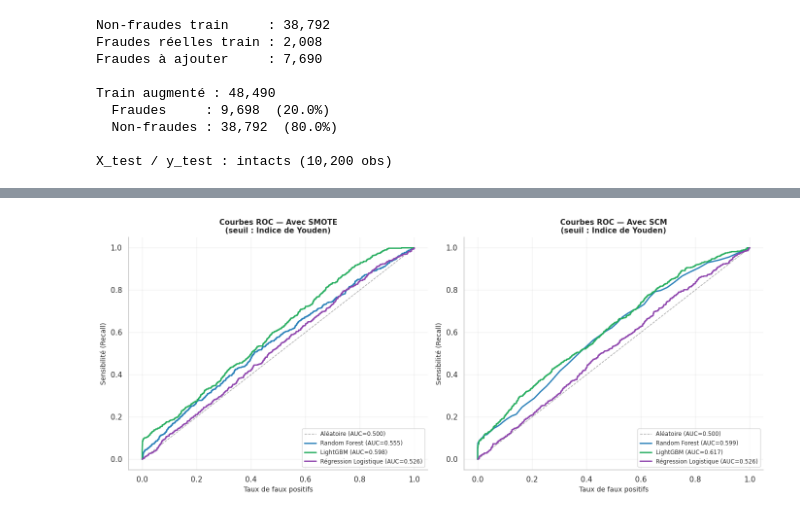
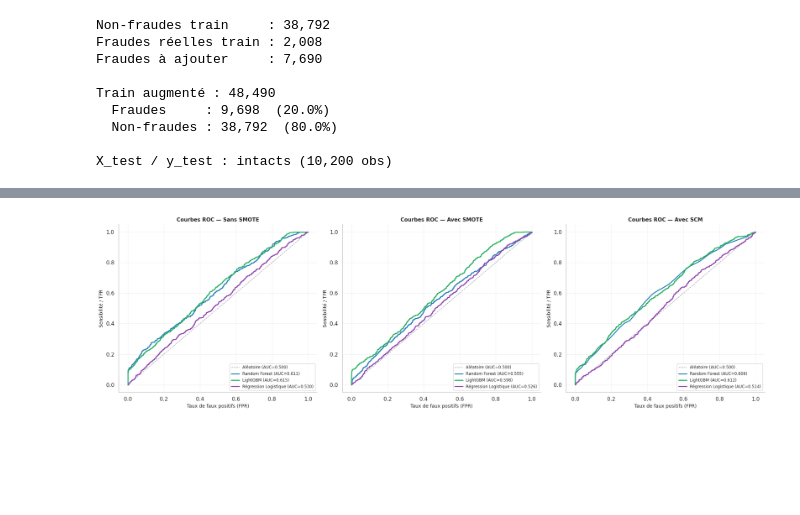
Before and after one commit to Lanier777/PROJET_STATAPP_MILLIMAN, a Jupyter notebook: Analyses_descriptives/Mise_a_jours_stat_desc.ipynb, the cells around one changed output, grey strips where cells are left out. Cells and saved outputs as stored; diff of their text form; code cells hidden in the pictures; blank space fills up the shorter version.

```diff
--- a/Analyses_descriptives/Mise_a_jours_stat_desc.ipynb
+++ b/Analyses_descriptives/Mise_a_jours_stat_desc.ipynb
@@ -893,21 +892,28 @@ for r in all_results:
 # %%
-fig, axes = plt.subplots(1, 2, figsize=(14, 6))
-for ax, pname in zip(axes, ['Avec SMOTE', 'Avec SCM']):
+COLORS_MOD = {
+    'Random Forest':         '#2980B9',
+    'LightGBM':              '#27AE60',
+    'Régression Logistique': '#8E44AD',
+}
+
+fig, axes = plt.subplots(1, 3, figsize=(20, 6))
+for ax, pname in zip(axes, ['Sans SMOTE', 'Avec SMOTE', 'Avec SCM']):
     ax.plot([0,1],[0,1],'k--', alpha=0.4, linewidth=1, label='Aléatoire (AUC=0.500)')
     for r in [res for res in all_results if res['Protocole'] == pname]:
-        ax.plot(r['_fpr'], r['_tpr'], color=COLORS[r['Modèle']], linewidth=2,
+        color = COLORS_MOD[r['Modèle']]
+        ax.plot(r['_fpr'], r['_tpr'], color=color, linewidth=2,
                 label=f"{r['Modèle']} (AUC={r['AUC']:.3f})")
-    ax.set_xlabel('Taux de faux positifs', fontsize=10)
-    ax.set_ylabel('Sensibilité (Recall)', fontsize=10)
-    ax.set_title(f'Courbes ROC — {pname}\n(seuil : Indice de Youden)',
-                 fontsize=11, fontweight='bold')
+    ax.set_xlabel('Taux de faux positifs (FPR)', fontsize=10)
+    ax.set_ylabel('Sensibilité / TPR', fontsize=10)
+    ax.set_title(f'Courbes ROC — {pname}', fontsize=11, fontweight='bold')
     ax.legend(fontsize=8.5, loc='lower right', frameon=True)
     ax.grid(True, alpha=0.25)
     ax.spines[['top','right']].set_visible(False)
+
 plt.tight_layout()
 plt.show()
 # %% [output]
-[figure, old version]
+[figure, new version]
 # %%
 import numpy as np
 import pandas as pd
```
Also changed, not shown: parts of 5 cells of this notebook, 32 other files.
